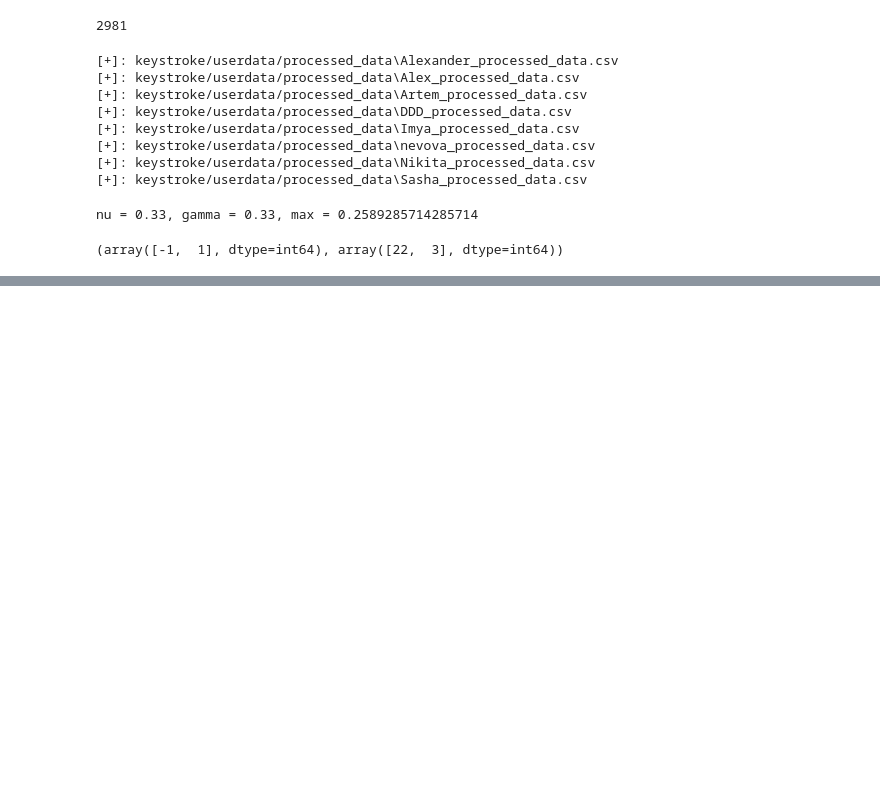
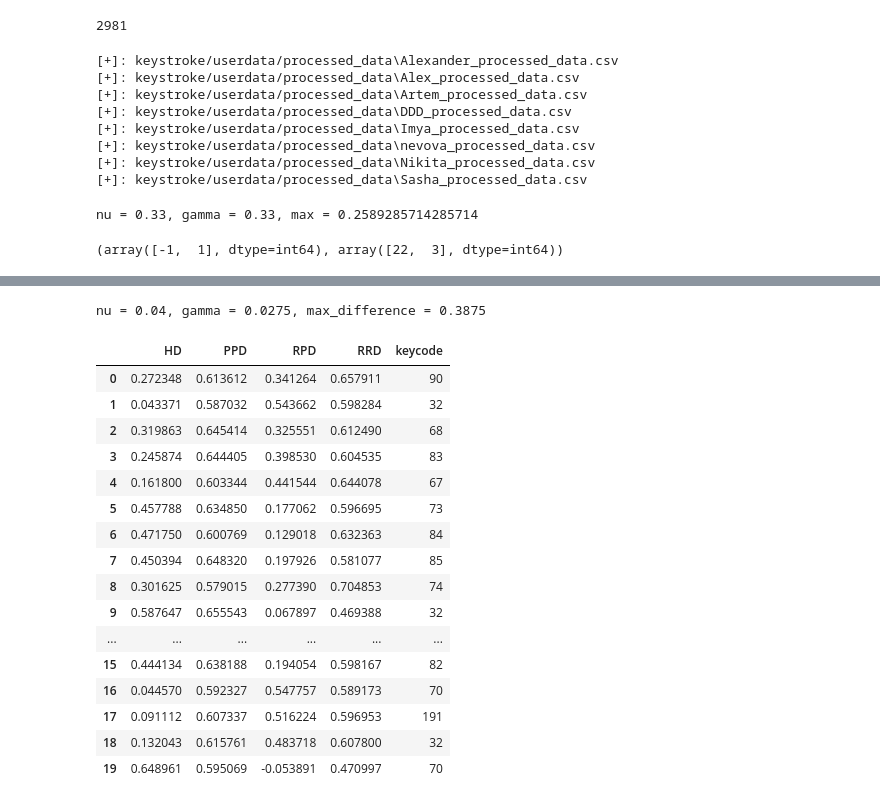
Before and after one commit to nikprid/Diplom, a Jupyter notebook: test.ipynb, the cells around one changed output, grey strips where cells are left out. Saved outputs shown, nothing was run; the diff lists cells and outputs as text; code cells hidden in the pictures; blank space fills up the shorter version.

```diff
--- a/test.ipynb
+++ b/test.ipynb
@@ -210,0 +431,33 @@ Probability of valid user (Nikita_test_2): 0.8
+# %%
+Alex_data = pd.read_csv('server/keystroke/userdata/processed_data/Alex_processed_data.csv')[20:40]
+# %%
+print(f'nu = 0.04, gamma = 0.0275, max_difference = 0.3875')
+# %% [output]
+nu = 0.04, gamma = 0.0275, max_difference = 0.3875
+# %%
+n_scaler = preprocessing.Normalizer()
+col_names = ['HD', 'PPD', 'RPD', 'RRD']
+Alex_data_s = n_scaler.transform(Alex_data[col_names])
+Alex_data_s = pd.DataFrame(Alex_data_s, columns = col_names)
+Alex_data_s['keycode'] = Alex_data.keycode.values
+# %%
+
+Alex_data_s
+# %% [output]
+|  | HD | PPD | RPD | RRD | keycode |
+| 0 | 0.272348 | 0.613612 | 0.341264 | 0.657911 | 90 |
+| 1 | 0.043371 | 0.587032 | 0.543662 | 0.598284 | 32 |
+| 2 | 0.319863 | 0.645414 | 0.325551 | 0.612490 | 68 |
+| 3 | 0.245874 | 0.644405 | 0.398530 | 0.604535 | 83 |
+| 4 | 0.161800 | 0.603344 | 0.441544 | 0.644078 | 67 |
+| 5 | 0.457788 | 0.634850 | 0.177062 | 0.596695 | 73 |
+| 6 | 0.471750 | 0.600769 | 0.129018 | 0.632363 | 84 |
+| 7 | 0.450394 | 0.648320 | 0.197926 | 0.581077 | 85 |
+| 8 | 0.301625 | 0.579015 | 0.277390 | 0.704853 | 74 |
+| 9 | 0.587647 | 0.655543 | 0.067897 | 0.469388 | 32 |
+| ... | ... | ... | ... | ... | ... |
+| 15 | 0.444134 | 0.638188 | 0.194054 | 0.598167 | 82 |
+| 16 | 0.044570 | 0.592327 | 0.547757 | 0.589173 | 70 |
+| 17 | 0.091112 | 0.607337 | 0.516224 | 0.596953 | 191 |
+| 18 | 0.132043 | 0.615761 | 0.483718 | 0.607800 | 32 |
+| 19 | 0.648961 | 0.595069 | -0.053891 | 0.470997 | 70 |
```
Also changed, not shown: parts of 10 cells of this notebook, 19 other files.
